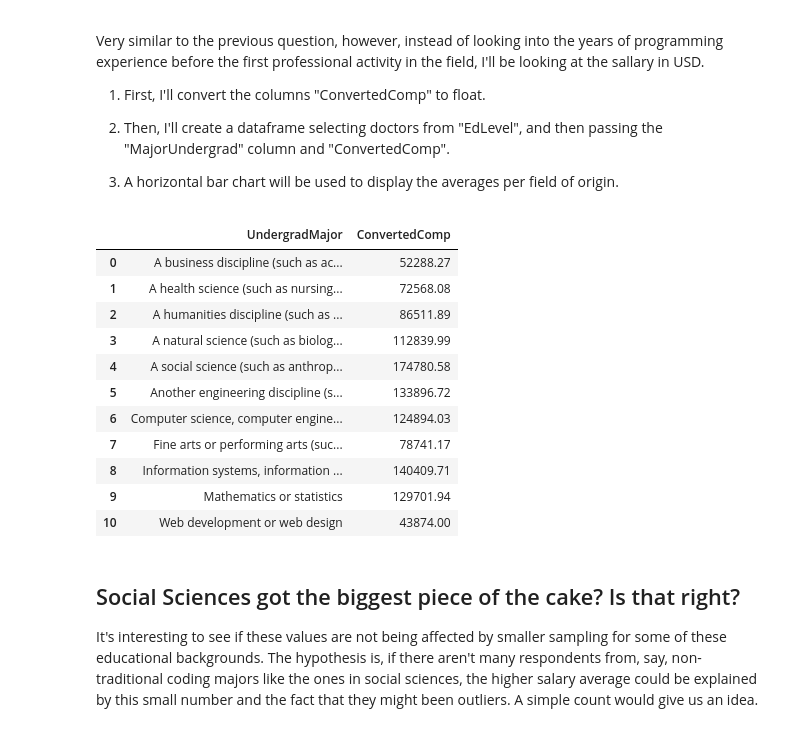
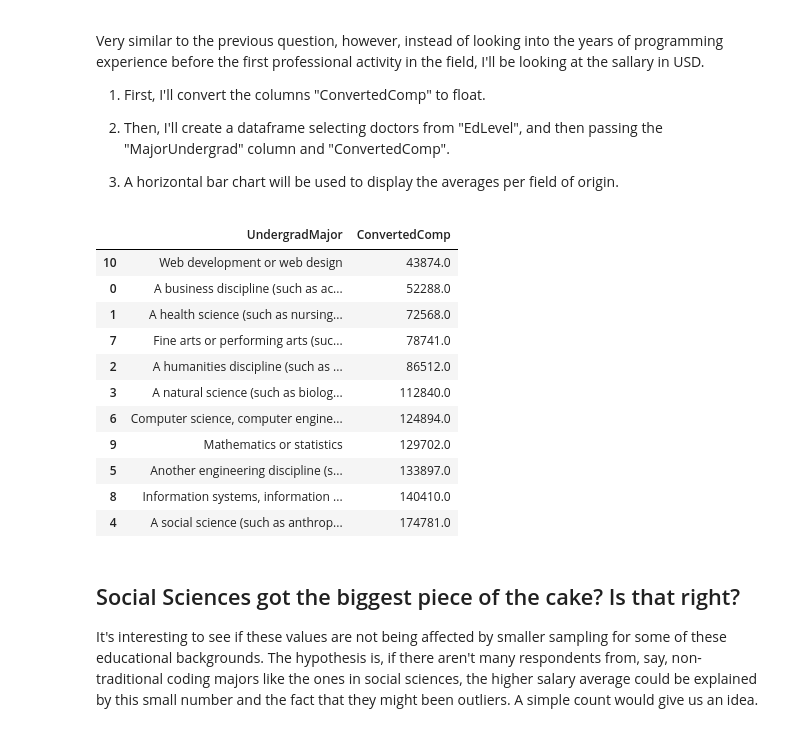
Before and after one commit to mguidoti/DSND-p1-blog, a Jupyter notebook: stackoverflow_survey_2020.ipynb, the cells around one changed output. Drawn from its saved outputs; the diff is of its cells as text; code cells hidden in the pictures.

```diff
--- a/stackoverflow_survey_2020.ipynb
+++ b/stackoverflow_survey_2020.ipynb
@@ -331,24 +331,26 @@ Very similar to the previous question, however, instead of looking into the year
 # %%
 # Convert the column "ConvertedComp" to a numeric type
 df_narrowed["ConvertedComp"] = pd.to_numeric(df_narrowed["ConvertedComp"])
 
 # Create a new df selecting employed doctoral degree holders, grouping by educational background and getting the average on their compensation
-df_results04 = df_narrowed[df_narrowed["EdLevel"] == "Other doctoral degree (Ph.D., Ed.D., etc.)"][df_narrowed["EmploymentStatus"] == "Employed"].groupby("UndergradMajor")["ConvertedComp"].mean().round(2).reset_index()
+df_results04 = df_narrowed[df_narrowed["EdLevel"] == "Other doctoral degree (Ph.D., Ed.D., etc.)"][df_narrowed["EmploymentStatus"] == "Employed"].groupby("UndergradMajor")["ConvertedComp"].mean().round(0).reset_index()
 
 # This isn't needed anymore as there was no responded with "UndergradMajor" equals to "I never declared a major" had a paid position ("EmploymentStatus" = "Employed"), apparently
 # df_results04 = df_results04.drop("I never declared a major").reset_index()
 
+df_results04.sort_values(["ConvertedComp"], inplace=True)
+
 df_results04
 # %% [output]
 |  | UndergradMajor | ConvertedComp |
-| 0 | A business discipline (such as ac... | 52288.27 |
-| 1 | A health science (such as nursing... | 72568.08 |
-| 2 | A humanities discipline (such as ... | 86511.89 |
-| 3 | A natural science (such as biolog... | 112839.99 |
-| 4 | A social science (such as anthrop... | 174780.58 |
-| 5 | Another engineering discipline (s... | 133896.72 |
-| 6 | Computer science, computer engine... | 124894.03 |
-| 7 | Fine arts or performing arts (suc... | 78741.17 |
-| 8 | Information systems, information ... | 140409.71 |
-| 9 | Mathematics or statistics | 129701.94 |
-| 10 | Web development or web design | 43874.00 |
+| 10 | Web development or web design | 43874.0 |
+| 0 | A business discipline (such as ac... | 52288.0 |
+| 1 | A health science (such as nursing... | 72568.0 |
+| 7 | Fine arts or performing arts (suc... | 78741.0 |
+| 2 | A humanities discipline (such as ... | 86512.0 |
+| 3 | A natural science (such as biolog... | 112840.0 |
+| 6 | Computer science, computer engine... | 124894.0 |
+| 9 | Mathematics or statistics | 129702.0 |
+| 5 | Another engineering discipline (s... | 133897.0 |
+| 8 | Information systems, information ... | 140410.0 |
+| 4 | A social science (such as anthrop... | 174781.0 |
```
Also changed, not shown: parts of 1 cell of this notebook.
